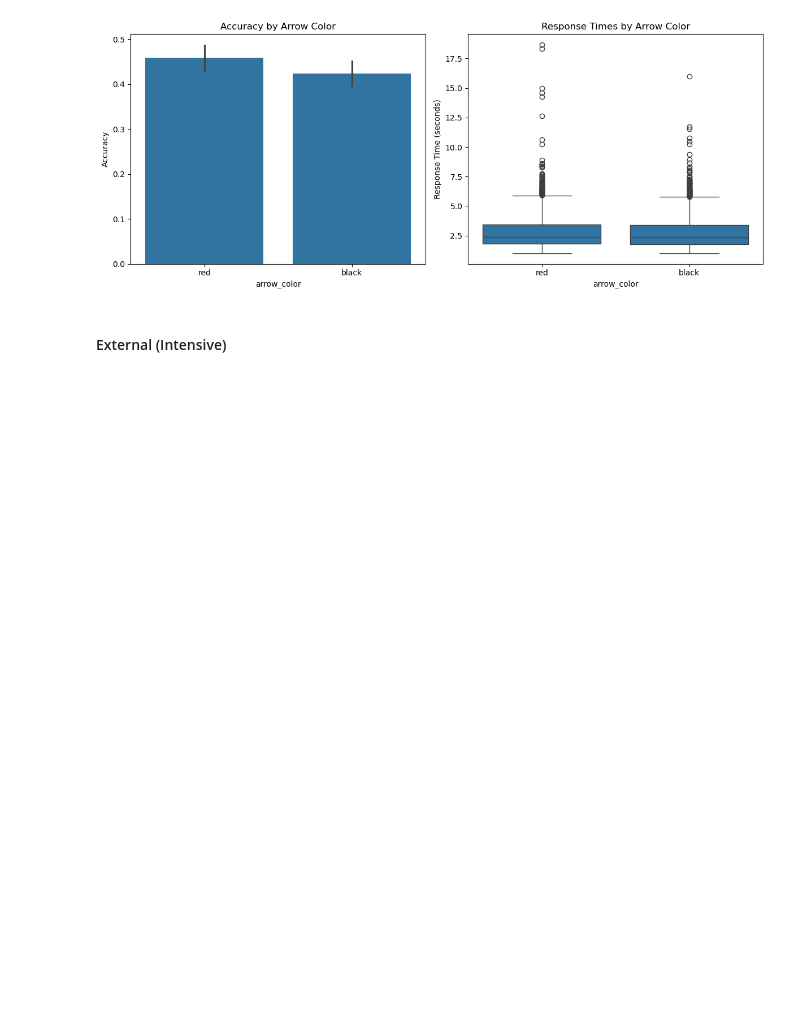
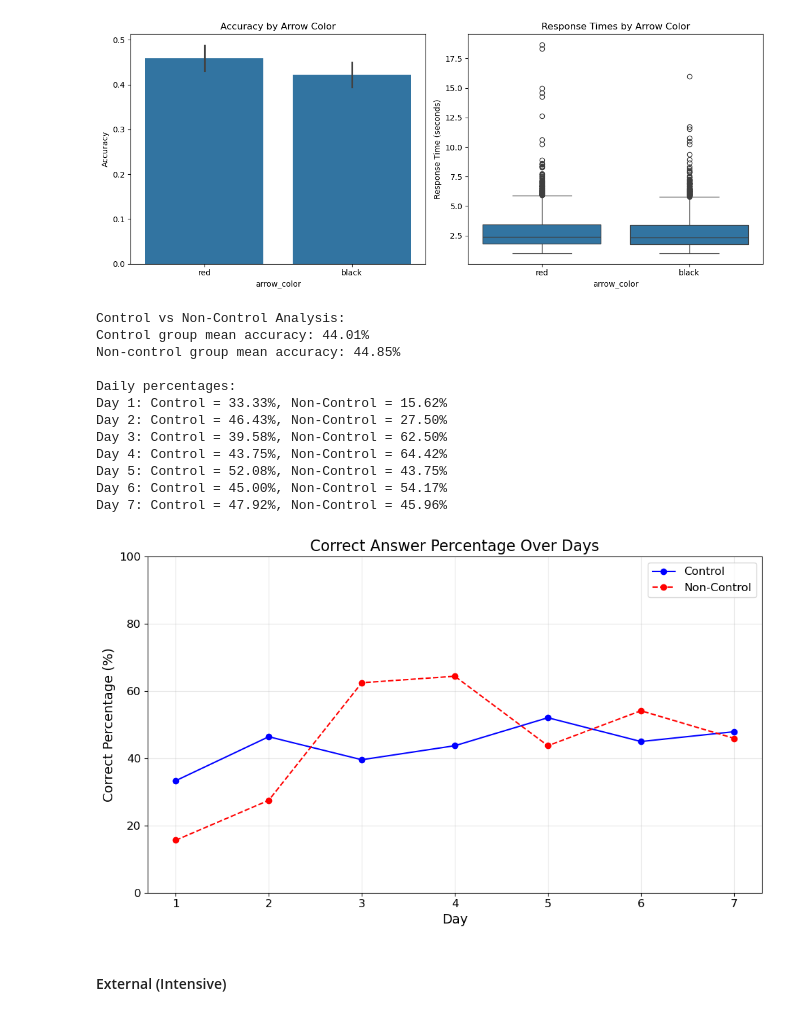
Before and after one commit to m6urns/cs6890-final-project-muller-lyer, a Jupyter notebook: muller-lyer-final.ipynb, the cells around one changed output. Drawn from its saved outputs; the diff is of its cells as text; code cells hidden in the pictures; blank space fills up the shorter version.

Commit message:
Add in Correct percentages per day for class data

```diff
--- a/muller-lyer-final.ipynb
+++ b/muller-lyer-final.ipynb
@@ -260,3 +326,34 @@ The `ci` parameter is deprecated. Use `errorbar=('ci', 95)` for the same effect.
+# %%
+# Analyze control vs non-control group performance
+results = analyze_control_comparison(data_class)
+
+# Print summary statistics
+print("\nControl vs Non-Control Analysis:")
+print(f"Control group mean accuracy: {results['summary_stats']['control_mean']:.2f}%")
+print(f"Non-control group mean accuracy: {results['summary_stats']['non_control_mean']:.2f}%")
+print("\nDaily percentages:")
+for day, control, non_control in zip(
+    results['summary_stats']['days'],
+    results['summary_stats']['control_percentages'],
+    results['summary_stats']['non_control_percentages']
+):
+    print(f"Day {day}: Control = {control:.2f}%, Non-Control = {non_control:.2f}%")
+
+plt.show()
+# %% [output]
+Control vs Non-Control Analysis:
+Control group mean accuracy: 44.01%
+Non-control group mean accuracy: 44.85%
+
+Daily percentages:
+Day 1: Control = 33.33%, Non-Control = 15.62%
+Day 2: Control = 46.43%, Non-Control = 27.50%
+Day 3: Control = 39.58%, Non-Control = 62.50%
+Day 4: Control = 43.75%, Non-Control = 64.42%
+Day 5: Control = 52.08%, Non-Control = 43.75%
+Day 6: Control = 45.00%, Non-Control = 54.17%
+Day 7: Control = 47.92%, Non-Control = 45.96%
+[figure, added]
 # %% [markdown]
 #### External (Intensive)
 # %%
```
Also changed, not shown: parts of 5 cells of this notebook.
